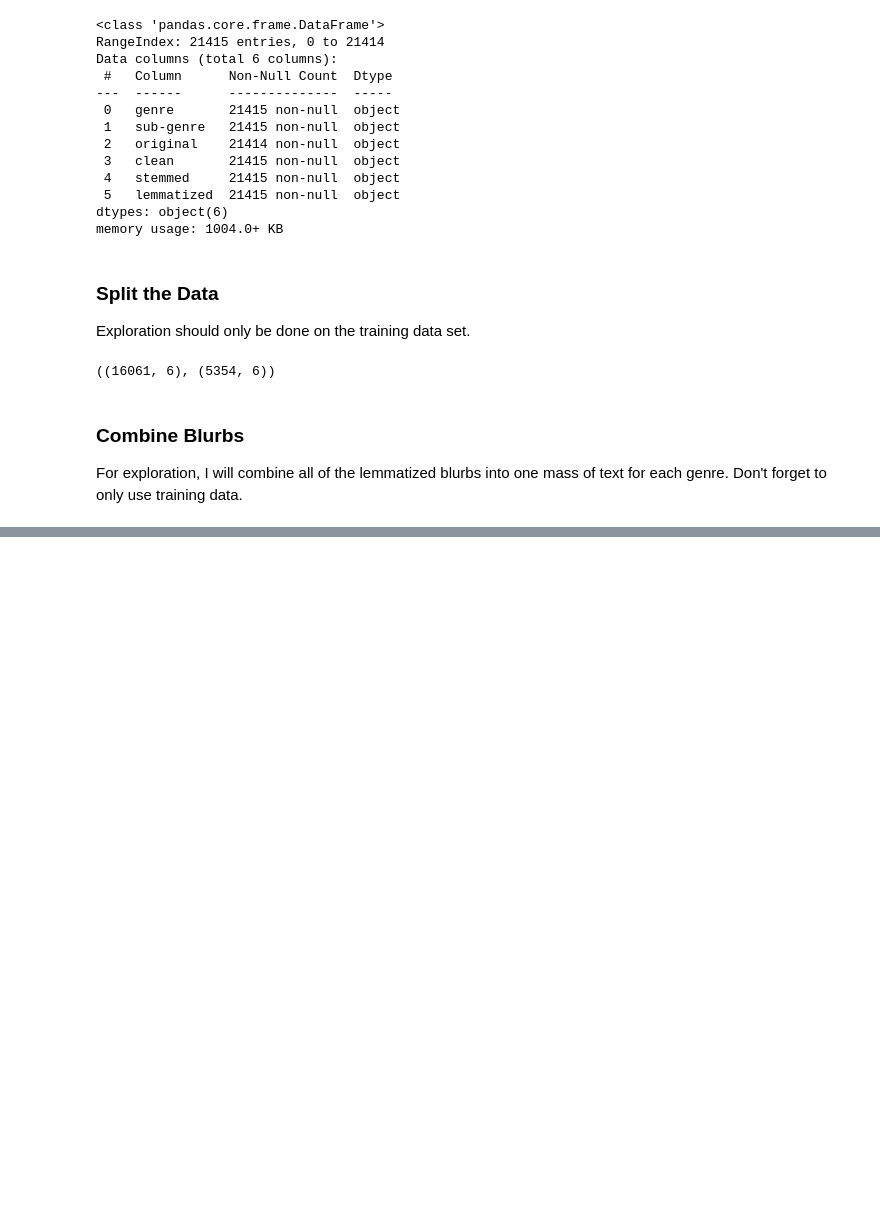
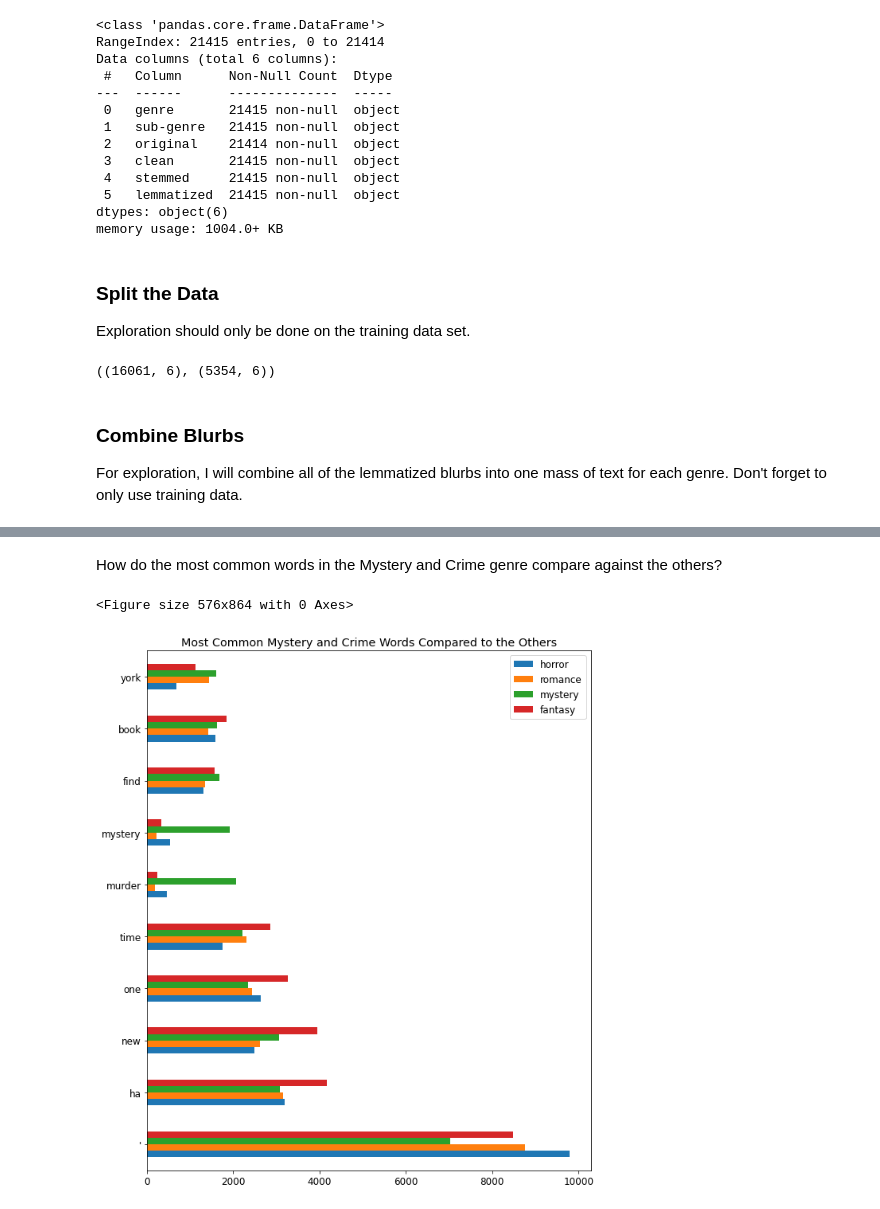
Before and after one commit to johnathon-smith/book-genre-NLP-project, a Jupyter notebook: explore.ipynb, the cells around one changed output, grey strips where cells are left out. Drawn from its saved outputs; the diff is of its cells as text; code cells hidden in the pictures; blank space fills up the shorter version.

```diff
--- a/explore.ipynb
+++ b/explore.ipynb
@@ -90,0 +175,10 @@ dtype: int64
+# %% [markdown]
+How do the most common words in the Mystery and Crime genre compare against the others?
+# %%
+plt.rc('font', size=12)
+word_counts.sort_values('mystery', ascending=False).head(10)[['horror', 'romance', 'mystery', 'fantasy']].plot.barh(figsize = (10,12))
+plt.title('Most Common Mystery and Crime Words Compared to the Others')
+plt.show()
+# %% [output]
+<Figure size 576x864 with 0 Axes>
+[figure, added]
```
Also changed, not shown: parts of 52 cells of this notebook.
